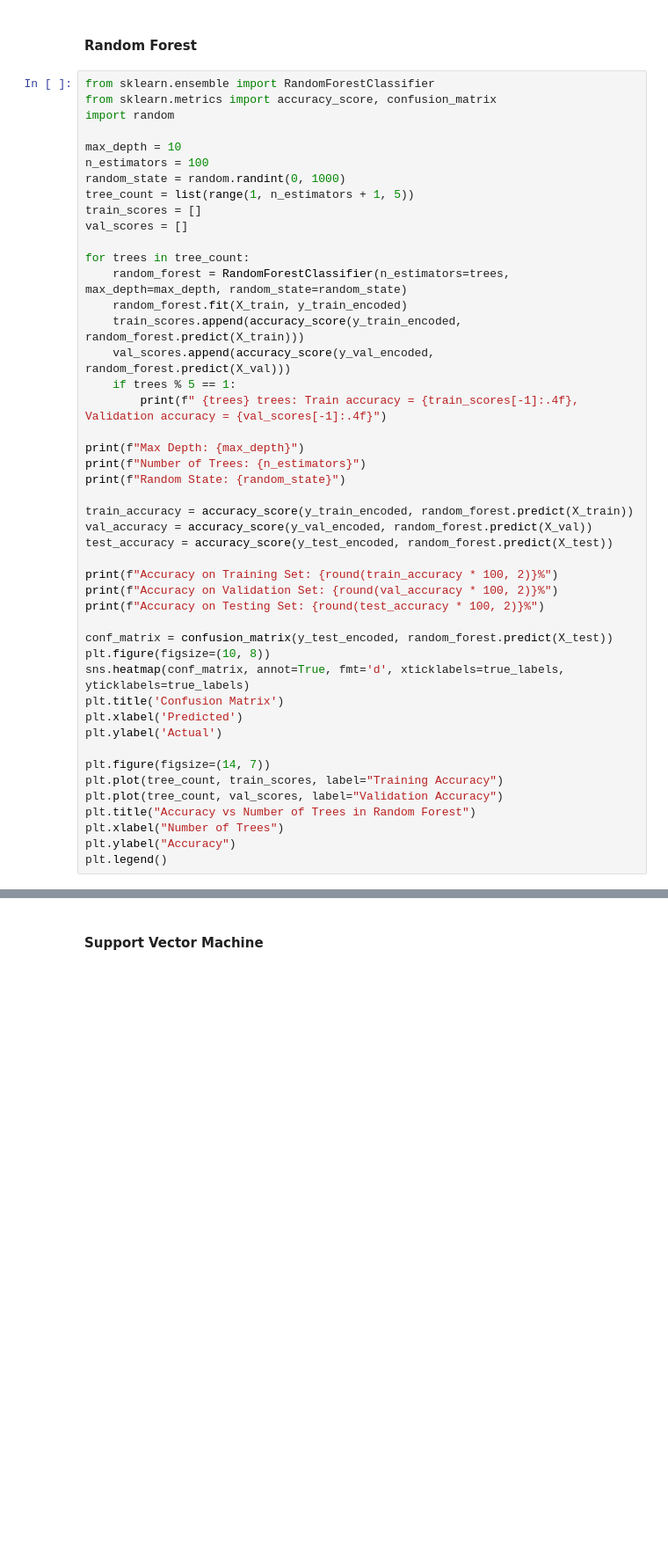
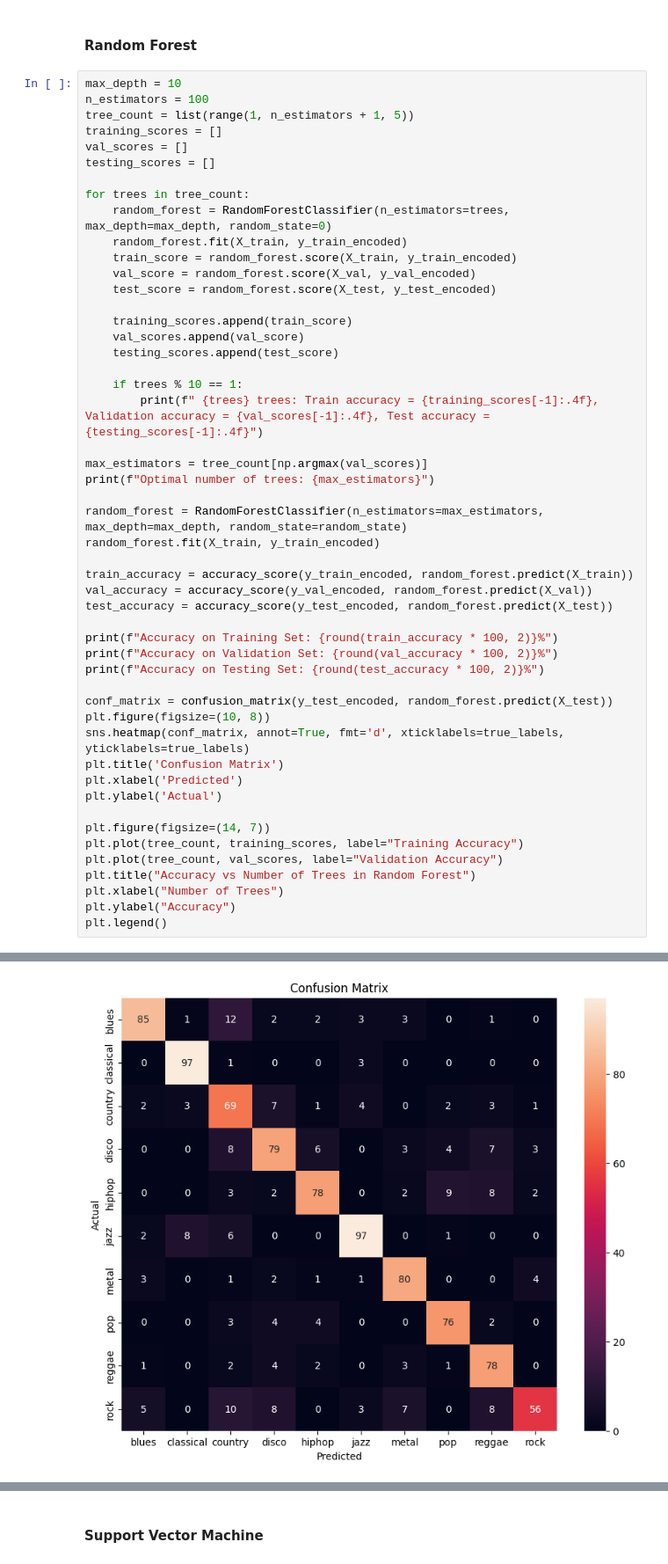
Before and after one commit to SimonStnn/Audionome, a Jupyter notebook: genreClassifier.ipynb, the cells around one changed output, grey strips where cells are left out. Shown at 88% size. Drawn from its saved outputs; the diff is of its cells as text; blank space fills up the shorter version.

```diff
--- a/genreClassifier.ipynb
+++ b/genreClassifier.ipynb
@@ -462,28 +514,32 @@ plt.ylabel('Accuracy')
 # %% [markdown]
 #### Random Forest
 # %%
-from sklearn.ensemble import RandomForestClassifier
-from sklearn.metrics import accuracy_score, confusion_matrix
-import random
-
 max_depth = 10
 n_estimators = 100
-random_state = random.randint(0, 1000)
 tree_count = list(range(1, n_estimators + 1, 5))
-train_scores = []
+training_scores = []
 val_scores = []
+testing_scores = []
 
 for trees in tree_count:
-    random_forest = RandomForestClassifier(n_estimators=trees, max_depth=max_depth, random_state=random_state)
+    random_forest = RandomForestClassifier(n_estimators=trees, max_depth=max_depth, random_state=0)
     random_forest.fit(X_train, y_train_encoded)
-    train_scores.append(accuracy_score(y_train_encoded, random_forest.predict(X_train)))
-    val_scores.append(accuracy_score(y_val_encoded, random_forest.predict(X_val)))
-    if trees % 5 == 1:
-        print(f" {trees} trees: Train accuracy = {train_scores[-1]:.4f}, Validation accuracy = {val_scores[-1]:.4f}")
+    train_score = random_forest.score(X_train, y_train_encoded)
+    val_score = random_forest.score(X_val, y_val_encoded)
+    test_score = random_forest.score(X_test, y_test_encoded)
 
-print(f"Max Depth: {max_depth}")
-print(f"Number of Trees: {n_estimators}")
-print(f"Random State: {random_state}")
+    training_scores.append(train_score)
+    val_scores.append(val_score)
+    testing_scores.append(test_score)
+
+    if trees % 10 == 1:
+        print(f" {trees} trees: Train accuracy = {training_scores[-1]:.4f}, Validation accuracy = {val_scores[-1]:.4f}, Test accuracy = {testing_scores[-1]:.4f}")
+
+max_estimators = tree_count[np.argmax(val_scores)]
+print(f"Optimal number of trees: {max_estimators}")
+
+random_forest = RandomForestClassifier(n_estimators=max_estimators, max_depth=max_depth, random_state=random_state)
+random_forest.fit(X_train, y_train_encoded)
 
 train_accuracy = accuracy_score(y_train_encoded, random_forest.predict(X_train))
 val_accuracy = accuracy_score(y_val_encoded, random_forest.predict(X_val))
@@ -501,9 +557,10 @@ plt.xlabel('Predicted')
 plt.ylabel('Actual')
 
 plt.figure(figsize=(14, 7))
-plt.plot(tree_count, train_scores, label="Training Accuracy")
+plt.plot(tree_count, training_scores, label="Training Accuracy")
 plt.plot(tree_count, val_scores, label="Validation Accuracy")
 plt.title("Accuracy vs Number of Trees in Random Forest")
 plt.xlabel("Number of Trees")
 plt.ylabel("Accuracy")
 plt.legend()
+# %% [output]
@@ -509,0 +582 @@ plt.legend()
+[figure, added]
```
Also changed, not shown: parts of 12 cells of this notebook.
